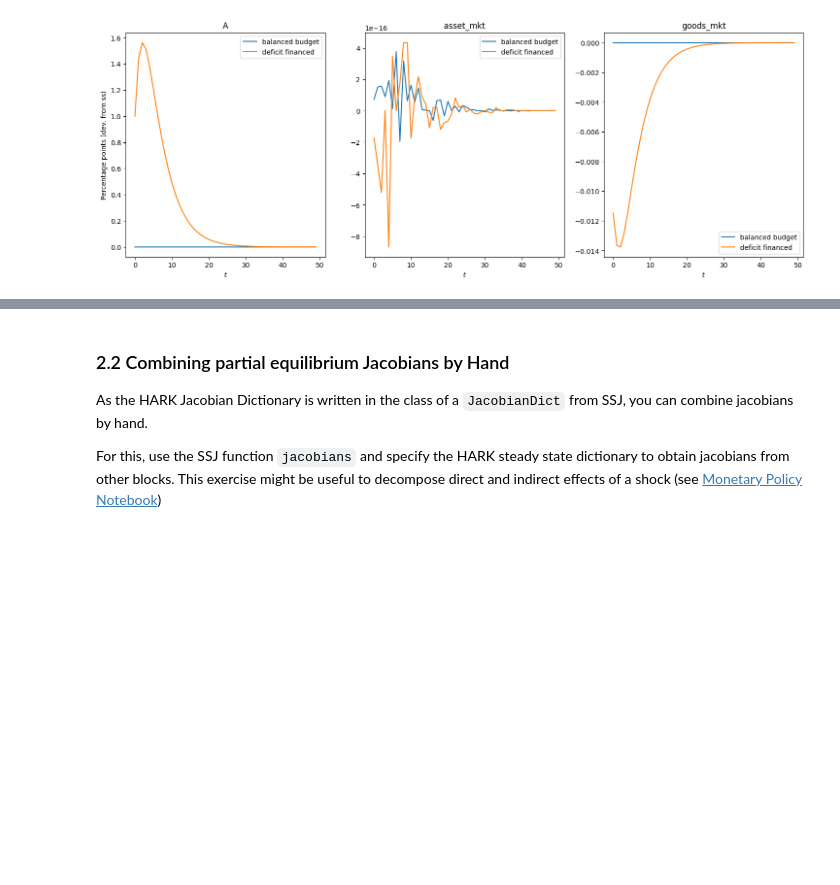
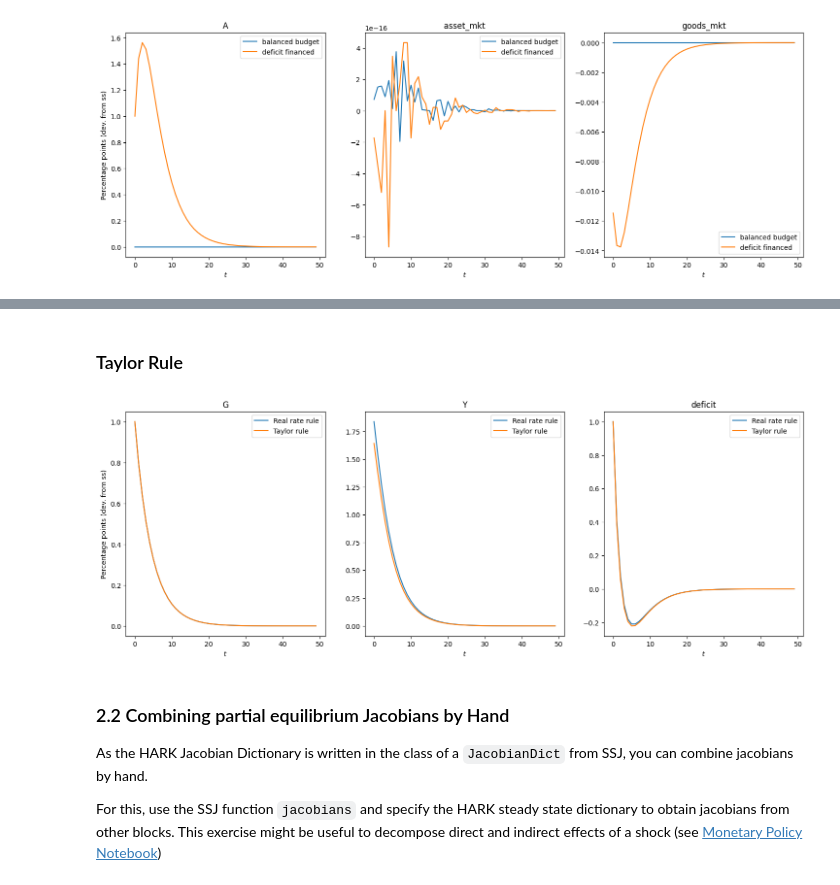
Before and after one commit to AMonninger/REMARK_IMF, a Jupyter notebook: code/python/02_HARK_meets_SSJ.ipynb, the cells around one changed output, grey strips where cells are left out. Cells and saved outputs as stored; diff of their text form; code cells hidden in the pictures; blank space fills up the shorter version.

```diff
--- a/code/python/01_HARK_meets_SSJ.ipynb
+++ b/code/python/02_HARK_meets_SSJ.ipynb
@@ -197,7 +202,7 @@ plt.show()
 That's it! We just solved the heterogeneous block in HARK. Now, we can use the above calculated steady state values as well as our Jacobians and plug them in the dictionary classes from SSJ. These will be the only parts we adapt here.
 # %%
 HARK_SteadyState_Dict = SteadyStateDict({"C": C_ss, "r": r_ss, "Y": Y_ss, "B": B_ss, "G": G_ss, "A": A_ss})
-HARK_Jacobian_Dict = JacobianDict( { 'C' : {'Z' : CJACN, 'r': CJACR} ,'A' : {'Z' : AJACN, 'r': AJACR} } )
+HARK_Jacobian_Dict = JacobianDict( { 'C' : {'Z' : CJACZ, 'r': CJACR} ,'A' : {'Z' : AJACZ, 'r': AJACR} } )
 # %% [markdown]
 ## 5. Partial Equilibrium IRFs
 Before we move to the general equilibrium case, let's see how we can analyze the partial equilibrium. For this, we just need to take the dot product of our jacobians with the shock series.
@@ -316,3 +305,48 @@ show_irfs([irfs_r], ['Z', 'asset_mkt', 'goods_mkt'], labels=["balanced budget",
+# %% [markdown]
+### Taylor Rule
+# %%
+@sj.simple
+def nkpc(pi, Y, C, theta_w, vphi, frisch, markup_ss, CRRA, DiscFac):
+    kappa_w = (1 - theta_w) * (1 - DiscFac * theta_w)/theta_w
+    piwres = kappa_w * (vphi * (Y)**(1/frisch) - 1/markup_ss * C**(-1/CRRA)) + DiscFac * pi(1) - pi
+    return piwres
+
+
+@sj.simple
+def monetary_taylor(pi, ishock, rss, phi_pi):
+    i = rss + phi_pi * pi + ishock
+    r_ante = i - pi(1)
+    return r_ante
+
+@sj.simple
+def ex_post_rate(r_ante):
+    r = r_ante(-1)
+    return r
+
+# HARK_HANK = create_model([HARK_Jacobian_Dict, fiscal, mkt_clearing], name="HARK_HANK")
+HARK_HANK_taylor = sj.create_model([HARK_Jacobian_Dict, monetary_taylor, ex_post_rate, fiscal, mkt_clearing, nkpc], name="Simple HA Model with Taylor")
+# %%
+HARK_SteadyState_Dict = SteadyStateDict({"C": C_ss, "r": r_ss, "Y": Y_ss, "B": B_ss, "G": G_ss, "A": A_ss})
+HARK_Jacobian_Dict = JacobianDict( { 'C' : {'Z' : CJACZ, 'r': CJACR} ,'A' : {'Z' : AJACZ, 'r': AJACR} } )
+# %%
+# calibration.update({'pi':0, 'theta_w': 0.9, 'vphi':1, 'frisch':1, 'markup_ss':1, 'ishock': 0, 'rss': calibration['r'], 'phi_pi':1.5})
+HARK_SteadyState_Dict['pi'] = 0
+HARK_SteadyState_Dict['theta_w'] = 0.9
+HARK_SteadyState_Dict['vphi'] = 1
+HARK_SteadyState_Dict['frisch'] = 1
+HARK_SteadyState_Dict['markup_ss'] = 1
+HARK_SteadyState_Dict['ishock'] = 0
+HARK_SteadyState_Dict['rss'] = r_ss
+HARK_SteadyState_Dict['phi_pi'] = 1.5
+HARK_SteadyState_Dict['CRRA'] = 2
+HARK_SteadyState_Dict['r_ante'] = r_ss
+HARK_SteadyState_Dict['DiscFac'] = Agent_GE.DiscFac
+
+irfs_taylor = HARK_HANK_taylor.solve_impulse_linear(HARK_SteadyState_Dict, ['pi', 'Y'], ['asset_mkt', 'piwres'], shocks_B)
+
+show_irfs([irfs_B, irfs_taylor], ['G', 'Y', 'deficit'], labels=["Real rate rule", "Taylor rule"])
+# %% [output]
+[figure, added]
 # %% [markdown]
 ### 2.2 Combining partial equilibrium Jacobians by Hand
 As the HARK Jacobian Dictionary is written in the class of a `JacobianDict` from SSJ, you can combine jacobians by hand.
```
Also changed, not shown: parts of 8 cells of this notebook, 7 other files.
